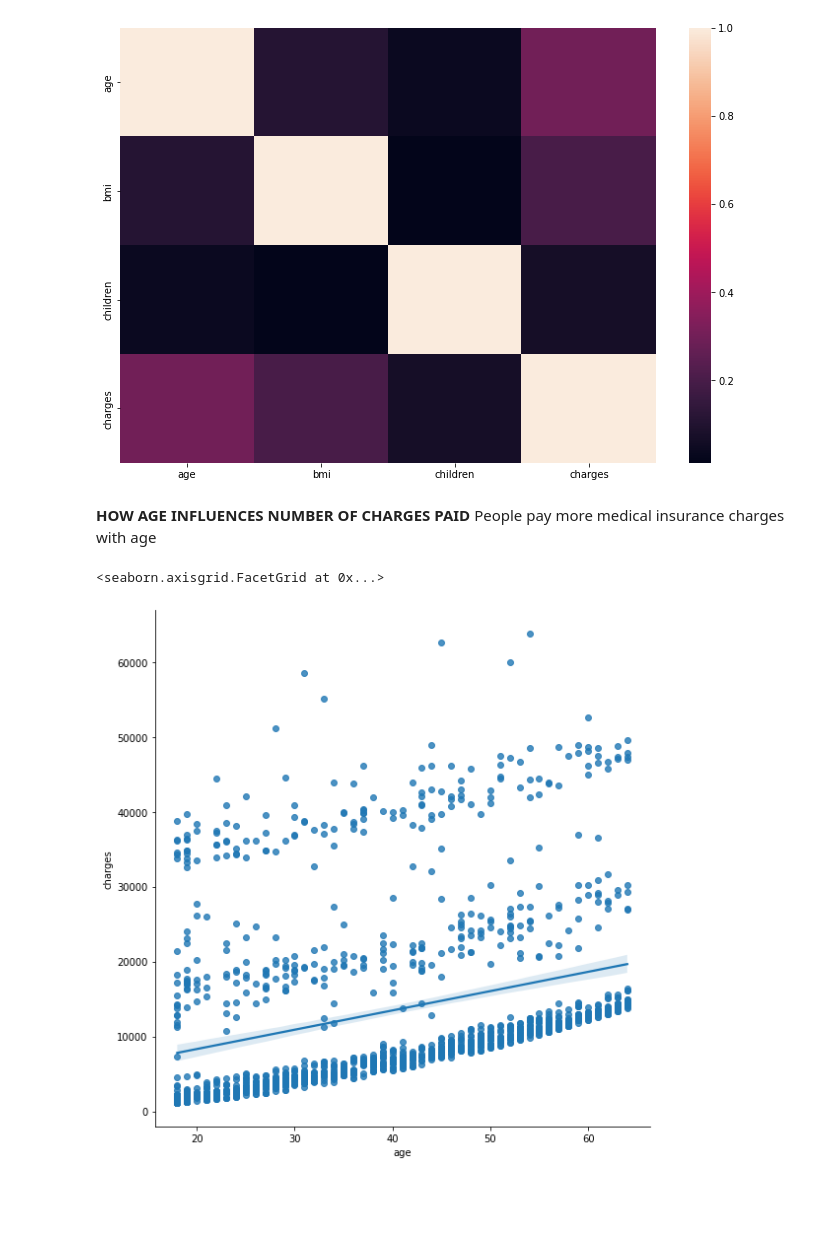
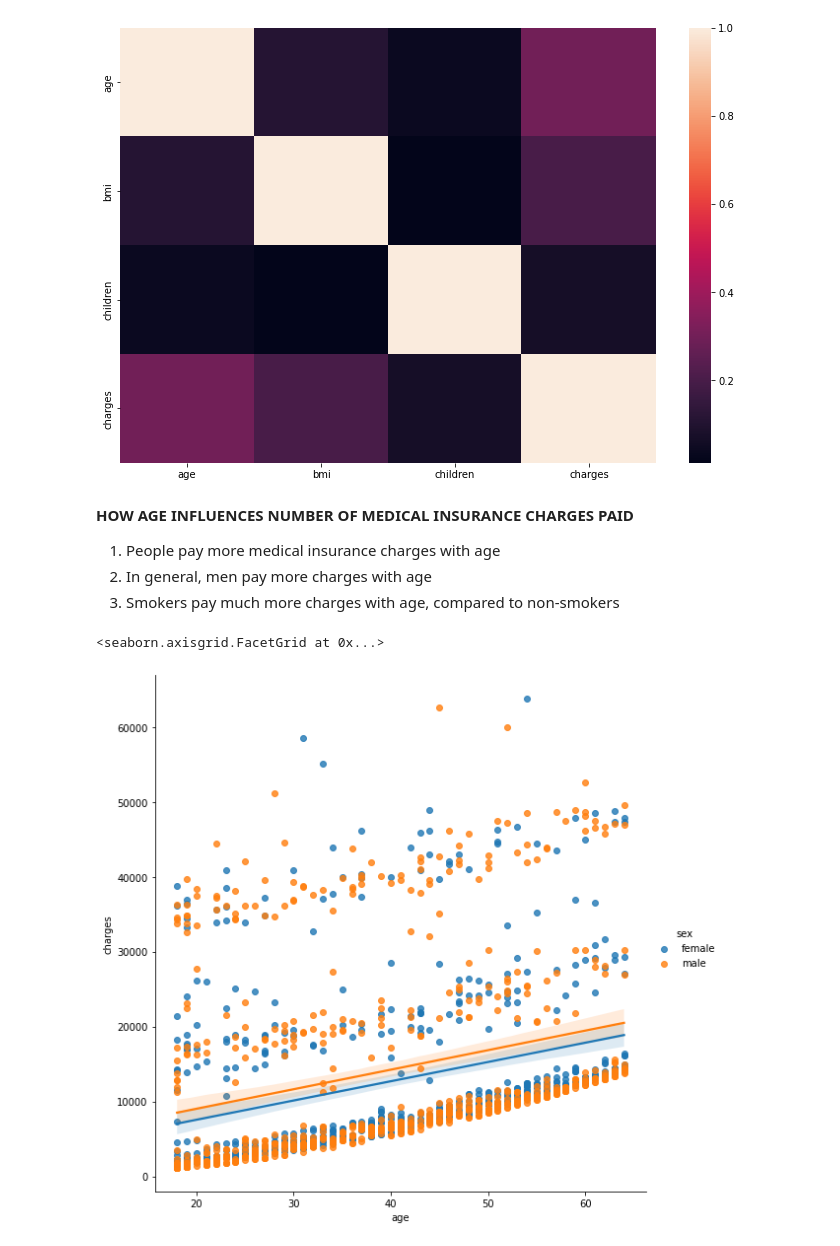
Before and after one commit to jumikao/USA_Medical_Insurance_Analysis_-Linear_Regression_project-, a Jupyter notebook: VISUALIZATION.ipynb, the cells around one changed output. Drawn from its saved outputs; the diff is of its cells as text; code cells hidden in the pictures; blank space fills up the shorter version.

```diff
--- a/VISUALIZATION.ipynb
+++ b/VISUALIZATION.ipynb
@@ -27,11 +27,12 @@ sns.heatmap(count_corr)
 <matplotlib.axes._subplots.AxesSubplot at 0x...>
 [figure]
 # %% [markdown]
-**HOW AGE INFLUENCES NUMBER OF CHARGES PAID**
-People pay more medical insurance charges with age
+**HOW AGE INFLUENCES NUMBER OF MEDICAL INSURANCE CHARGES PAID**
+1. People pay more medical insurance charges with age
+2. In general, men pay more charges with age
+3. Smokers pay much more charges with age, compared to non-smokers
 # %%
-
-sns.lmplot(x="age", y="charges", data=data_df, size=(8))
+sns.lmplot(x="age", y="charges", data=data_df, hue="sex", size=(8))
 # %% [output]
 <seaborn.axisgrid.FacetGrid at 0x...>
-[figure, old version]
+[figure, new version]
```
Also changed, not shown: parts of 5 cells of this notebook.
